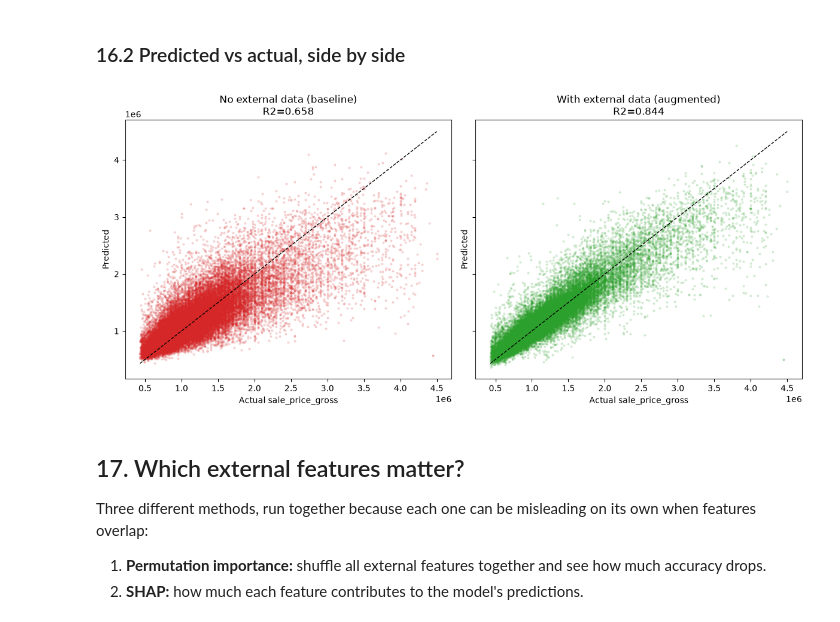
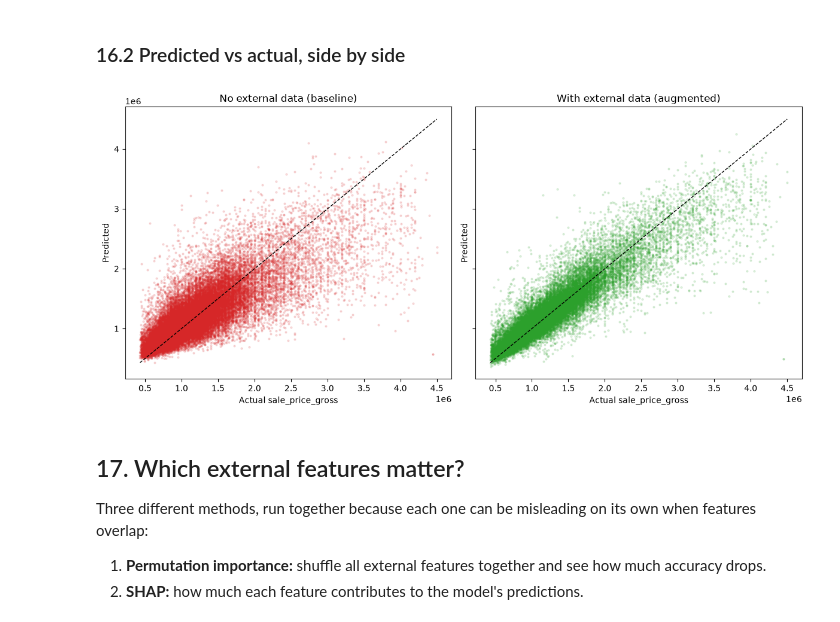
Before and after one commit to hugn456/COMPSCI_760_Group_3_Intelligent_Real_Estate_Price_Prediction_Model, a Jupyter notebook: old/final - Copy.ipynb, the cells around one changed output. Cells and saved outputs as stored; diff of their text form; code cells hidden in the pictures.

```diff
--- a/final.ipynb
+++ b/old/final - Copy.ipynb
@@ -1103,22 +1162,22 @@ plt.show()
 # %%
 fig, axes = plt.subplots(1, 2, figsize=(12, 5.5), sharex=True, sharey=True)
 for ax, name, pred, color in zip(
     axes,
     ["No external data (baseline)", "With external data (augmented)"],
     [oof["baseline_pred"], oof["augmented_pred"]],
     ["tab:red", "tab:green"],
 ):
     ax.scatter(oof["actual"], pred, s=4, alpha=0.15, color=color)
     lims = [oof["actual"].min(), oof["actual"].max()]
     ax.plot(lims, lims, "k--", linewidth=1)
     ax.set_xlabel("Actual sale_price_gross")
     ax.set_ylabel("Predicted")
     r2 = r2_score(oof["actual"], pred)
-    ax.set_title(f"{name}\nR2={r2:.3f}")
+    ax.set_title(f"{name}")
 plt.tight_layout()
 plt.show()
 # %% [output]
-[figure, old version]
+[figure, new version]
 # %% [markdown]
 ## 17. Which external features matter?
 
```
Also changed, not shown: parts of 11 cells of this notebook, 22 other files.
